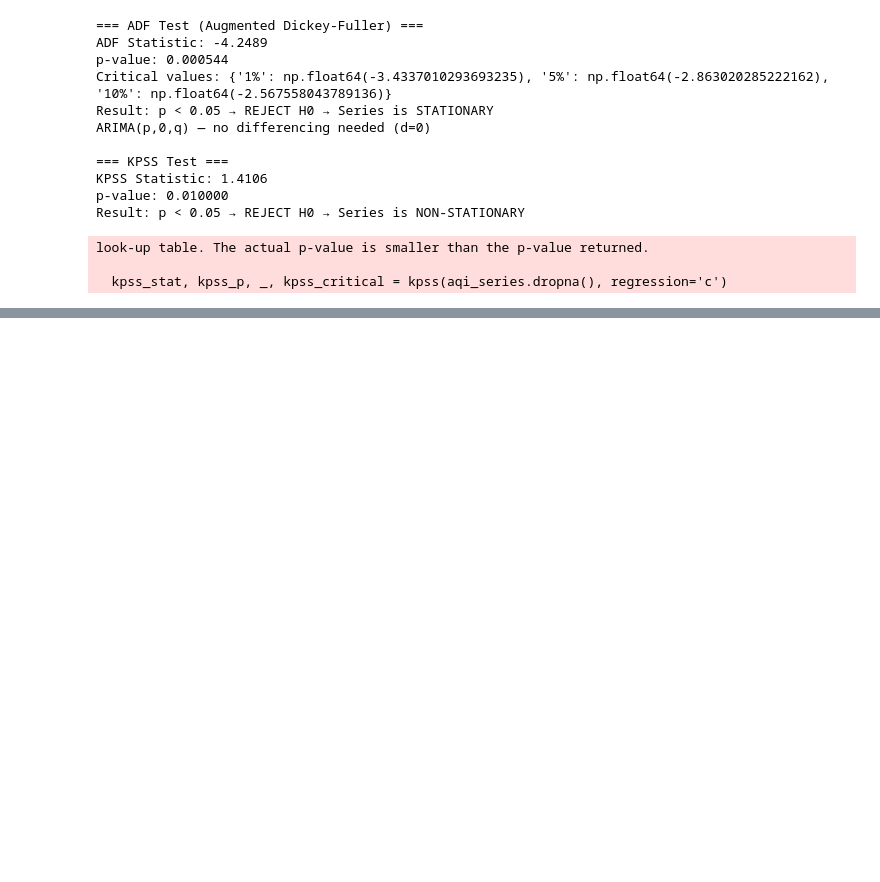
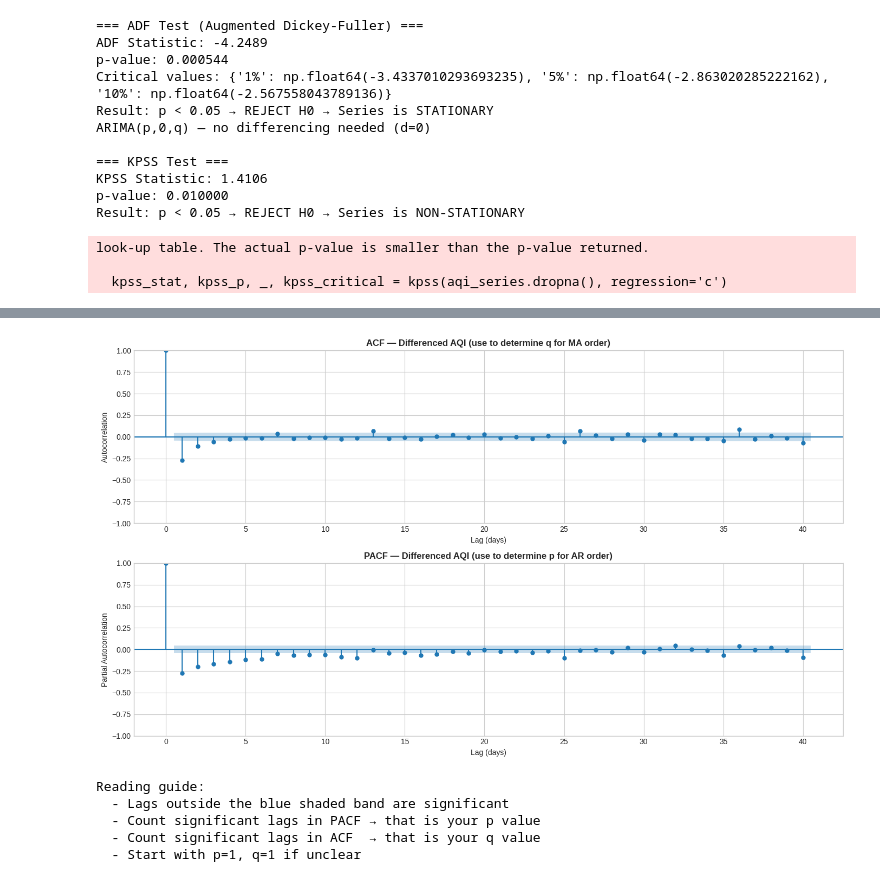
Before and after one commit to laharipallekala/bangalore-aqi-project, a Jupyter notebook: 03_modeling.ipynb, the cells around one changed output, grey strips where cells are left out. Cells and saved outputs as stored; diff of their text form; code cells hidden in the pictures; blank space fills up the shorter version.

```diff
--- a/03_modeling.ipynb
+++ b/03_modeling.ipynb
@@ -866,0 +1001,27 @@ look-up table. The actual p-value is smaller than the p-value returned.
+# %%
+from statsmodels.graphics.tsaplots import plot_acf, plot_pacf
+
+fig, axes = plt.subplots(2, 1, figsize=(14, 8))
+plot_acf(aqi_diff, lags=40, ax=axes[0], alpha=0.05)  # lags=40 shows first 40 days; shaded area = 95% confidence interval
+axes[0].set_title('ACF — Differenced AQI (use to determine q for MA order)', fontweight='bold')
+axes[0].set_xlabel('Lag (days)')
+axes[0].set_ylabel('Autocorrelation')
+plot_pacf(aqi_diff, lags=40, ax=axes[1], alpha=0.05, method='ywm')  # method='ywm' avoids numerical issues
+axes[1].set_title('PACF — Differenced AQI (use to determine p for AR order)', fontweight='bold')
+axes[1].set_xlabel('Lag (days)')
+axes[1].set_ylabel('Partial Autocorrelation')
+plt.tight_layout()
+plt.savefig('./processed/plot_acf_pacf.png', dpi=150, bbox_inches='tight')
+plt.show()
+print('Reading guide:')
+print('  - Lags outside the blue shaded band are significant')
+print('  - Count significant lags in PACF → that is your p value')
+print('  - Count significant lags in ACF  → that is your q value')
+print('  - Start with p=1, q=1 if unclear')
+# %% [output]
+[figure, added]
+Reading guide:
+  - Lags outside the blue shaded band are significant
+  - Count significant lags in PACF → that is your p value
+  - Count significant lags in ACF  → that is your q value
+  - Start with p=1, q=1 if unclear
```
Also changed, not shown: parts of 26 cells of this notebook.
